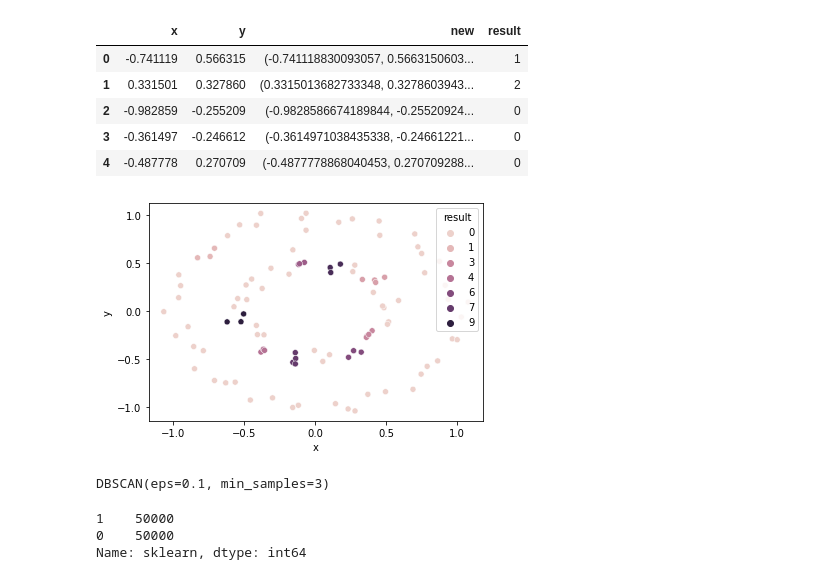
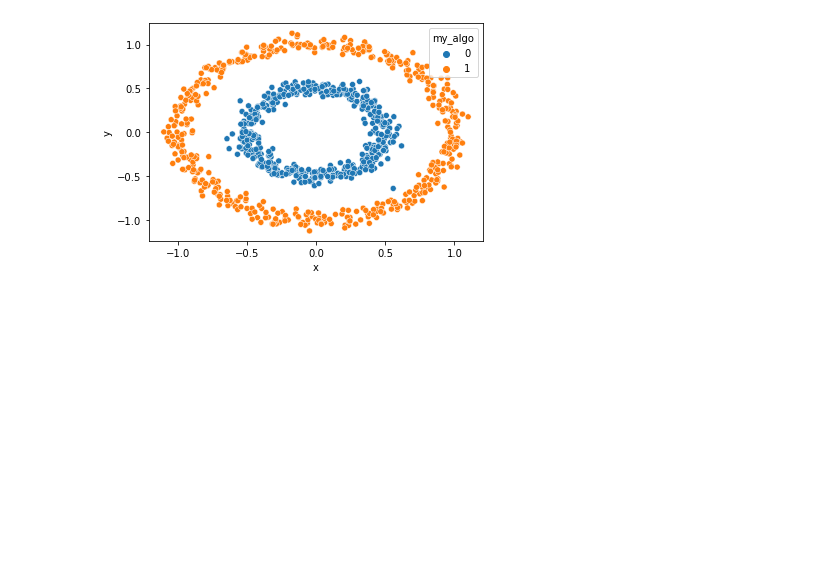
Before and after one commit to zachary-hamilton/recreating-algorithms, a Jupyter notebook: test.ipynb, the cells around one changed output. Drawn from its saved outputs; the diff is of its cells as text; code cells hidden in the pictures; blank space fills up the shorter version.

```diff
--- a/test.ipynb
+++ b/test.ipynb
@@ -8,32 +9,21 @@ from sklearn import cluster
 # local imports
 from dbscan import DBScan
 # %%
-n_samples = 100000
+# two circles data
+n_samples = 1000
 data, labels = datasets.make_circles(n_samples=n_samples,
                         factor=.5,
                         noise=.05)
 df = pd.DataFrame(data = data, columns=['x', 'y'])
-df['new'] = ''
+df['data'] = ''
 for i in range(len(df)):
-    df['new'][i] = (df['x'][i], df['y'][i])
+    df['data'][i] = (df['x'][i], df['y'][i])
 # %%
+# my algorithm
 model = DBScan(.1, 3)
-model.fit(df['new'].tolist())
-df['result'] = df['new'].apply(lambda x: model.predict(x))
+model.fit(df['data'].tolist())
+df['my_algo'] = df['data'].apply(lambda x: model.predict(x))
 df.head()
+sns.scatterplot(data=df, x='x', y='y', hue='my_algo');
 # %% [output]
-|  | x | y | new | result |
-| 0 | -0.741119 | 0.566315 | (-0.741118830093057, 0.5663150603... | 1 |
-| 1 | 0.331501 | 0.327860 | (0.3315013682733348, 0.3278603943... | 2 |
-| 2 | -0.982859 | -0.255209 | (-0.9828586674189844, -0.25520924... | 0 |
-| 3 | -0.361497 | -0.246612 | (-0.3614971038435338, -0.24661221... | 0 |
-| 4 | -0.487778 | 0.270709 | (-0.4877778868040453, 0.270709288... | 0 |
+[figure, added]
-# %%
-sns.scatterplot(data=df, x='x', y='y', hue='result');
-# %% [output]
-[figure, removed]
-# %%
-clustering = cluster.DBSCAN(eps=.1, min_samples=3)
-clustering.fit(df['new'].tolist())
-# %% [output]
-DBSCAN(eps=0.1, min_samples=3)
@@ -42,6 +29,0 @@ df['sklearn'] = clustering.labels_
-# %%
-df['sklearn'].value_counts()
-# %% [output]
-1    50000
-0    50000
-Name: sklearn, dtype: int64
```
Also changed, not shown: parts of 7 cells of this notebook, 1 other file.
